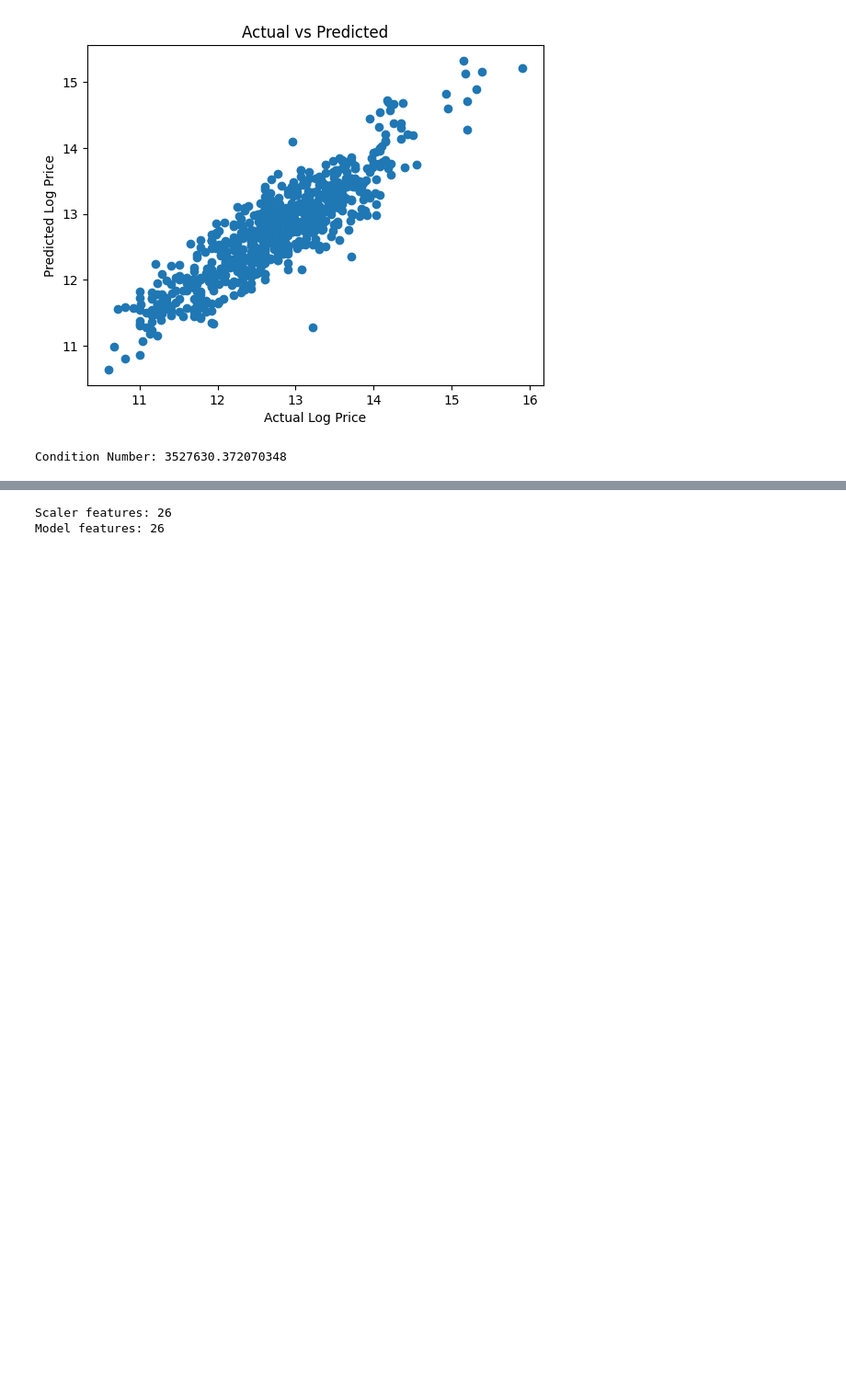
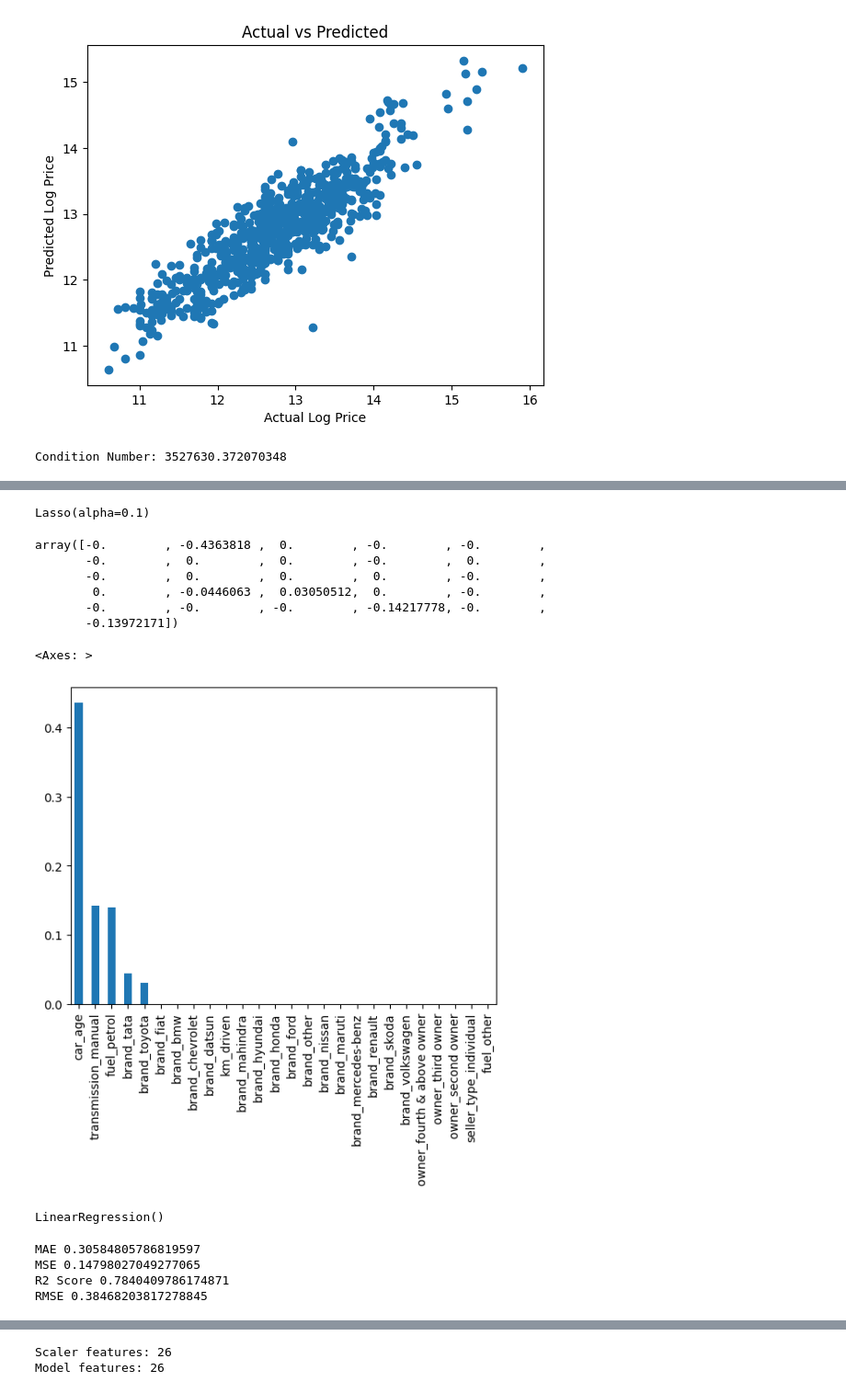
Before and after one commit to rajeshxdatascience/Car-Price-Prediction-ML, a Jupyter notebook: 02_Model_Training.ipynb, the cells around one changed output, grey strips where cells are left out. Shown at 92% size. Cells and saved outputs as stored; diff of their text form; code cells hidden in the pictures; blank space fills up the shorter version.

```diff
--- a/02_Model_Training.ipynb
+++ b/02_Model_Training.ipynb
@@ -36,6 +51,8 @@ y = df['log_price']
 
 X_train, X_test , y_train, y_test = train_test_split(X, y , test_size=0.2,random_state=42)
 
+X_train = X_train.astype(float)
+
 lr = LinearRegression()
 lr.fit(X_train, y_train)
 # %% [output]
@@ -312,18 +161,0 @@ Cleaned Data size: 3356
-# %%
-from sklearn.linear_model import LinearRegression
-from sklearn.metrics import r2_score, mean_absolute_error
-import numpy as np
-
-# 1. Model Training
-lr = LinearRegression()
-lr.fit(X_train, y_train)
-
-# 2. Predictions
-y_pred = lr.predict(X_test)
-
-# 3. Final Scores
-print(f"Final Test R2 Score: {r2_score(y_test, y_pred):.4f}")
-print(f"Final Test MAE: {mean_absolute_error(y_test, y_pred):.4f}")
-
-# 4. Asli price par galti check karein (Anti-log)
-# Agar MAE 0.15 hai, toh matlab average 15% error hai
@@ -332,0 +162,10 @@ Final Test MAE: 0.2726
+# %%
+from sklearn.preprocessing import StandardScaler
+
+cols = X_train.columns
+
+scaler = StandardScaler()
+X_train_scaled = scaler.fit_transform(X_train)
+X_test_scaled = scaler.transform(X_test)
+
+X_train = X_train.astype(float)
@@ -332,0 +229,37 @@ Final Test MAE: 0.2726
+# %%
+from sklearn.linear_model import Lasso
+
+lasso = Lasso(alpha=0.1)
+
+lasso.fit(X_train_scaled, y_train)
+# %% [output]
+Lasso(alpha=0.1)
+# %%
+lasso.coef_
+# %% [output]
+array([-0.        , -0.4363818 ,  0.        , -0.        , -0.        ,
+       -0.        ,  0.        ,  0.        , -0.        ,  0.        ,
+       -0.        ,  0.        ,  0.        ,  0.        , -0.        ,
+        0.        , -0.0446063 ,  0.03050512,  0.        , -0.        ,
+       -0.        , -0.        , -0.        , -0.14217778, -0.        ,
+       -0.13972171])
+# %%
+import matplotlib.pyplot as plt
+import numpy as np
+
+x = pd.Series(np.abs(lasso.coef_),index=cols)
+
+x.sort_values(ascending=False).plot(kind='bar')
+# %% [output]
+<Axes: >
+[figure, added]
+# %%
+X = df.drop('log_price',axis=1)
+y = df['log_price']
+
+X_train_scaled, X_test_scaled , y_train, y_test = train_test_split(X, y , test_size=0.2,random_state=42)
+
+lr = LinearRegression()
+lr.fit(X_train_scaled, y_train)
+# %% [output]
+LinearRegression()
@@ -332,0 +268,10 @@ Final Test MAE: 0.2726
+# %%
+print("MAE", mean_absolute_error(y_test,y_pred))
+print("MSE", mean_squared_error(y_test,y_pred))
+print("R2 Score", r2_score(y_test,y_pred))
+print("RMSE", np.sqrt(mean_squared_error(y_test,y_pred)))
+# %% [output]
+MAE 0.30584805786819597
+MSE 0.14798027049277065
+R2 Score 0.7840409786174871
+RMSE 0.38468203817278845
```
Also changed, not shown: parts of 21 cells of this notebook.
